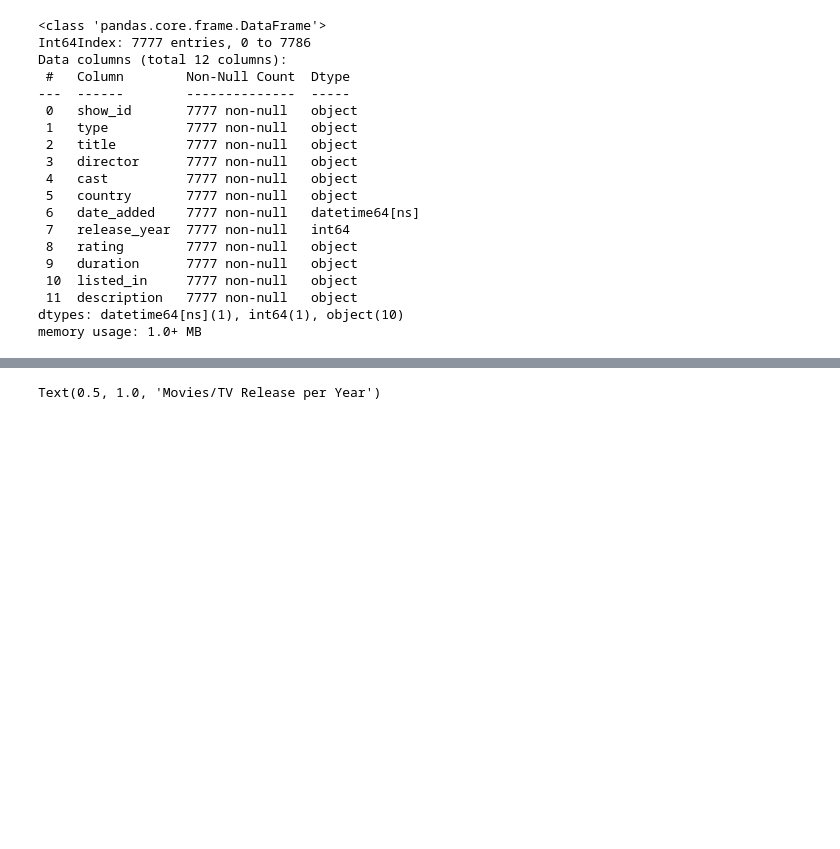
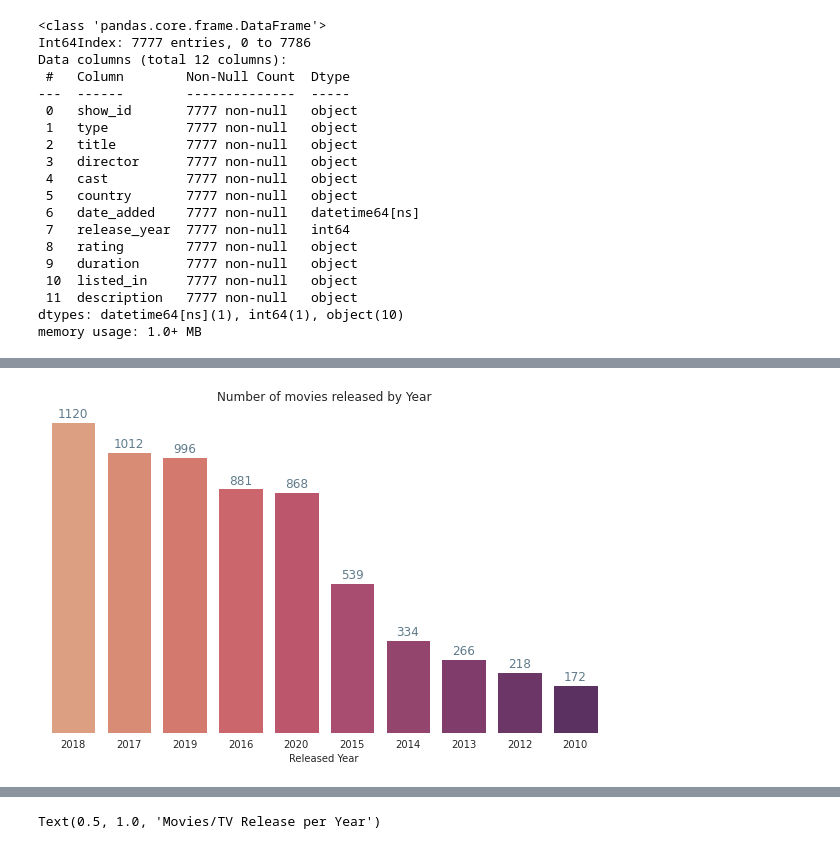
Before and after one commit to anisbagwan/NETFLIX-MOVIES-and-TV-shows-clusteringG, a Jupyter notebook: NETFLIX_MOVIES_AND_TV_SHOWS_CLUSTERING.ipynb, the cells around one changed output, grey strips where cells are left out. Saved outputs shown, nothing was run; the diff lists cells and outputs as text; code cells hidden in the pictures; blank space fills up the shorter version.

```diff
--- a/NETFLIX_MOVIES_AND_TV_SHOWS_CLUSTERING.ipynb
+++ b/NETFLIX_MOVIES_AND_TV_SHOWS_CLUSTERING.ipynb
@@ -292,0 +306,4 @@ plt.show()
+# %%
+countplot_v("release_year",df['release_year'],"Released Year",'Number of movies released by Year')
+# %% [output]
+[figure, added]
```
Also changed, not shown: parts of 18 cells of this notebook.
